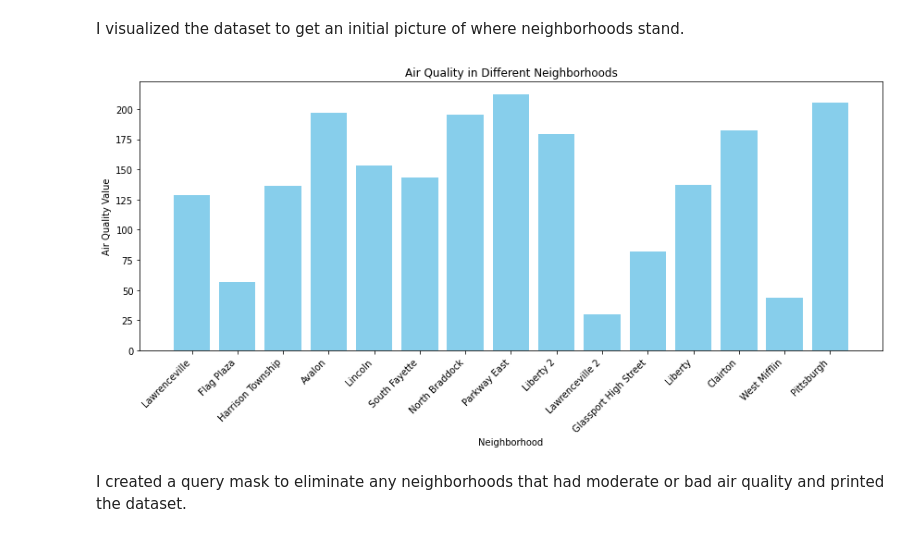
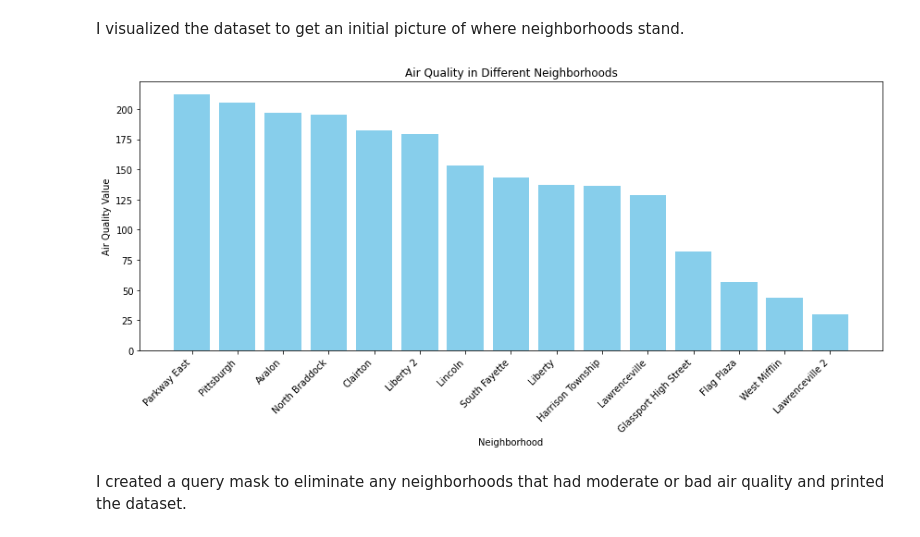
Before and after one commit to andrewnoonan2004/Final-project, a Jupyter notebook: Presentation.ipynb, the cells around one changed output. Drawn from its saved outputs; the diff is of its cells as text; code cells hidden in the pictures.

Commit message:
added finishing touches to my graphs

```diff
--- a/Presentation.ipynb
+++ b/Presentation.ipynb
@@ -218,17 +218,18 @@ airQuality.head(3)
 # %% [markdown]
 I visualized the dataset to get an initial picture of where neighborhoods stand.
 # %%
+airQuality = airQuality.sort_values(by=['index_value'], ascending=False)
 plt.figure(figsize=(12, 6))
 plt.bar(airQuality['site'], airQuality['index_value'], color='skyblue')
 plt.xlabel('Neighborhood')
 plt.ylabel('Air Quality Value')
 plt.title('Air Quality in Different Neighborhoods')
 plt.xticks(rotation=45, ha='right')
 plt.tight_layout()
 # Show the plot
 plt.show()
 # %% [output]
-[figure, old version]
+[figure, new version]
 # %% [markdown]
 I created a query mask to eliminate any neighborhoods that had moderate or bad air quality and printed the dataset.
 # %%
```
Also changed, not shown: parts of 1 cell of this notebook.
